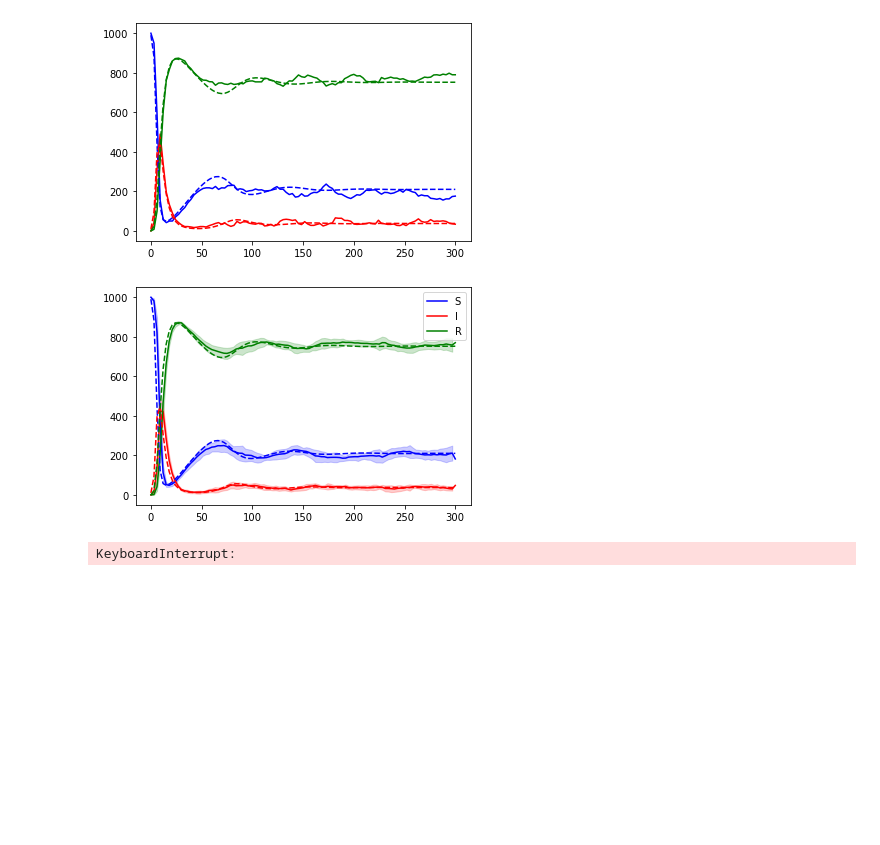
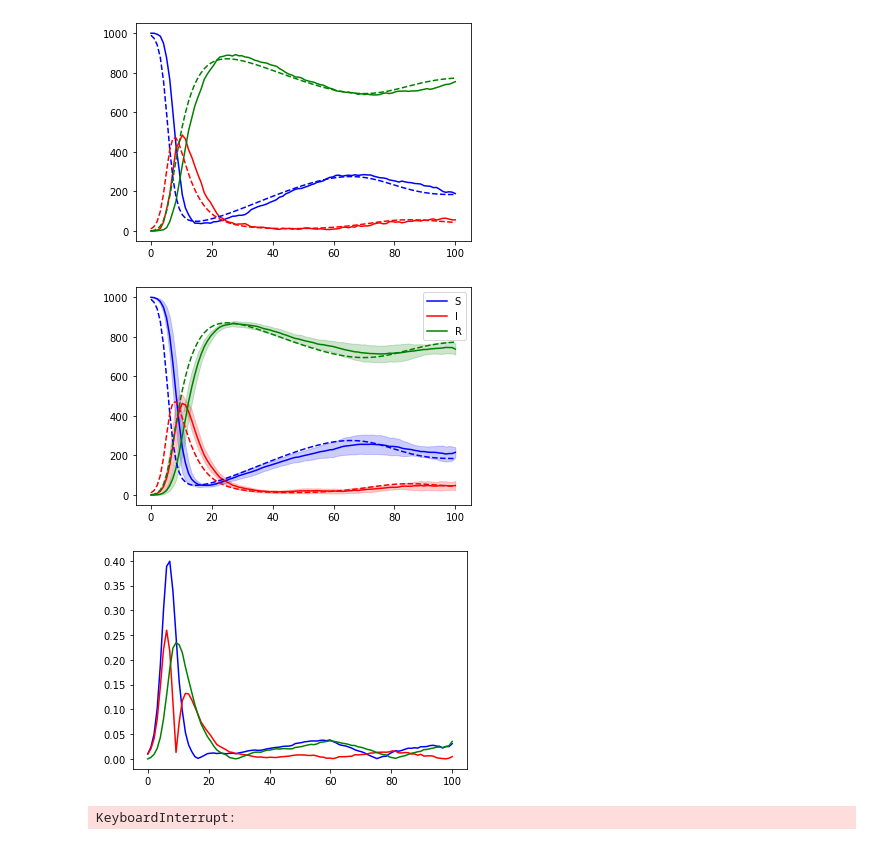
Before and after one commit to JaccovanWijk/CLSIntro2, a Jupyter notebook: File_Jacco.ipynb, the cells around one changed output. Saved outputs shown, nothing was run; the diff lists cells and outputs as text; code cells hidden in the pictures; blank space fills up the shorter version.

```diff
--- a/File_Jacco.ipynb
+++ b/File_Jacco.ipynb
@@ -272,6 +272,9 @@ def SIR_Import(n, max_t, beta, gamma, mu, epsilon):
                     epsilon * (S[-1] + dS)]  # rate(R)
             rates_sum = sum(rates)
 
+        if dI == 0 and I[-1] != 0:
+            extinctions += 1
+
         # Add new
         t.append(t[-1] + current_t)
         current_t = 0
@@ -279,7 +282,7 @@ def SIR_Import(n, max_t, beta, gamma, mu, epsilon):
         I.append(I[-1] + dI)
         R.append(R[-1] + dR)
 
-    return S, I, R
+    return S, I, R, extinctions
 # %%
 beta = 1.0
 gamma = 0.2
@@ -371,10 +374,10 @@ beta = 1.0
 gamma = 0.2
 mu = 0.01
 population = 1000
-max_t = 300
+max_t = 100
 epsilon = 5.5 * 10 ** -5 * np.sqrt(population) # TODO: Klopt dit wel? Kijk in boek
 
-s, i, r = SIR_Import(population, max_t, beta, gamma, mu, epsilon)
+s, i, r, e = SIR_Import(population, max_t, beta, gamma, mu, epsilon)
 t = np.linspace(0,max_t,len(s))
 
 # Integrate ODE using odeint
@@ -393,11 +396,13 @@ plt.plot(time, r_ode*population, color='g', linestyle='--')
 plt.show()
 
 for i in range(10): #Todo: hoger?
-    S, I, R = SIR_Import(population, max_t, beta, gamma, mu, epsilon)
+    S, I, R, E = SIR_Import(population, max_t, beta, gamma, mu, epsilon)
     if i == 0:
         data_S = {'Srun0': S}
         data_I = {'Irun0': I}
         data_R = {'Rrun0': R}
+
+        data_E = [E]
 #         data_T = {'Trun0': T}
         dfS = pd.DataFrame(data_S)
         dfI = pd.DataFrame(data_I)
@@ -410,41 +415,50 @@ for i in range(10): #Todo: hoger?
         dfI = pd.concat([dfI, temp_dfI], axis=1)
         temp_dfR = pd.DataFrame({f'Rrun{i}': R})
         dfR = pd.concat([dfR, temp_dfR], axis=1)
+
+        data_E.append(E)
 #         temp_dfT = pd.DataFrame({f'Trun{i}': T})
 #         dfT = pd.concat([dfT, temp_dfT], axis=1)
 
 meanS = dfS.mean(axis=1, skipna=True)
 stdS = dfS.std(axis=1, skipna=True)
 meanI = dfI.mean(axis=1, skipna=True)
 stdI = dfI.std(axis=1, skipna=True)
 meanR = dfR.mean(axis=1, skipna=True)
 stdR = dfR.std(axis=1, skipna=True)
 
 time = np.linspace(0, max_t, len(meanI))
 y0 = 0.99, 0.01, 0
 integrated = odeint(ode_demo, y0, time, args=(beta, gamma, mu))
 s_ode, i_ode, r_ode = integrated.T
 
 plt.figure()
 plt.plot(time,meanS, label='S', color='b')
 plt.plot(time,meanI, label='I', color='r')
 plt.plot(time,meanR, label='R', color='g')
 plt.plot(time,s_ode*population, color='b', linestyle='--')
 plt.plot(time,i_ode*population, color='r', linestyle='--')
 plt.plot(time,r_ode*population, color='g', linestyle='--')
 
 plt.fill_between(time, meanS - stdS, meanS + stdS,
                       color='b', alpha=0.2)
 plt.fill_between(time, meanI - stdI, meanI + stdI,
                       color='r', alpha=0.2)
 plt.fill_between(time, meanR - stdR, meanR + stdR,
                       color='g', alpha=0.2)
 
 plt.legend(loc=1)
 plt.show()
+
+plt.figure()
+plt.plot(time,np.abs(meanS - s_ode*population)/population,color='b')
+plt.plot(time,np.abs(meanI - i_ode*population)/population,color='r')
+plt.plot(time,np.abs(meanR - r_ode*population)/population,color='g')
+plt.show()
 # %% [output]
-[figure, old version]
+[figure, new version]
-[figure, old version]
+[figure, new version]
+[figure, added]
 # %%
 beta = 2
 gamma = 0.5
```
Also changed, not shown: parts of 1 cell of this notebook.
